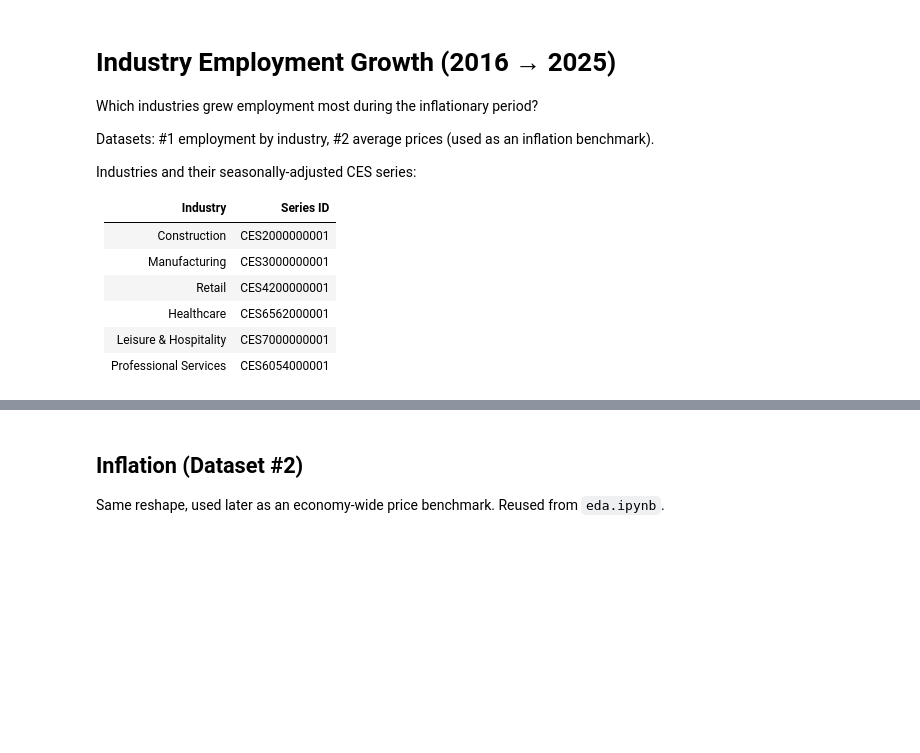
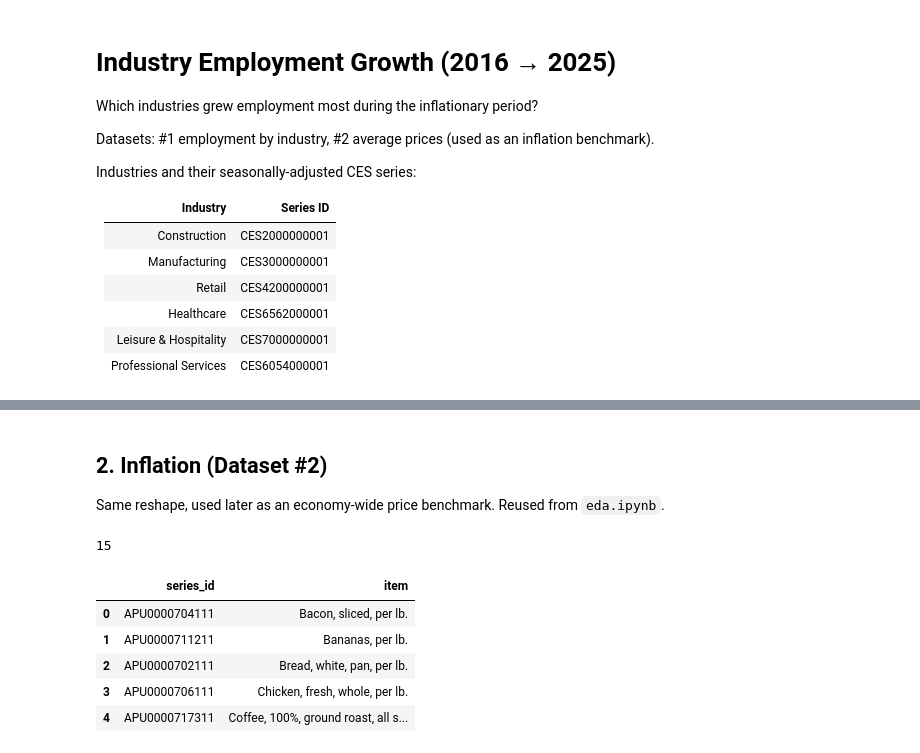
Before and after one commit to Raymay3/Inflation-Project, a Jupyter notebook: industry_growth.ipynb, the cells around one changed output, grey strips where cells are left out. Saved outputs shown, nothing was run; the diff lists cells and outputs as text; code cells hidden in the pictures; blank space fills up the shorter version.

```diff
--- a/industry_growth.ipynb
+++ b/industry_growth.ipynb
@@ -44,5 +75,31 @@ earn_long.head()
 # %% [markdown]
-## Inflation (Dataset #2)
+## 2. Inflation (Dataset #2)
 
 Same reshape, used later as an economy-wide price benchmark. Reused from `eda.ipynb`.
+# %%
+# map each price series ID to a readable item name
+labels = {}
+with open('inflation_ids.txt') as f:
+    for line in f:
+        line = line.strip()
+        if not line:
+            continue
+        label, code = line.rsplit(' - ', 1)
+        labels[code.strip()] = label.strip()
+len(labels)
+# %% [output]
+15
+# %%
+# load prices and attach the item names
+inf = pd.read_csv('Dataset #2 - inflation.txt')
+inf = inf.rename(columns={'Series ID': 'series_id'})
+inf['item'] = inf['series_id'].map(labels)
+inf[['series_id', 'item']].head()
+# %% [output]
+|  | series_id | item |
+| 0 | APU0000704111 | Bacon, sliced, per lb. |
+| 1 | APU0000711211 | Bananas, per lb. |
+| 2 | APU0000702111 | Bread, white, pan, per lb. |
+| 3 | APU0000706111 | Chicken, fresh, whole, per lb. |
+| 4 | APU0000717311 | Coffee, 100%, ground roast, all s... |
 # %%
```
Also changed, not shown: parts of 22 cells of this notebook.
